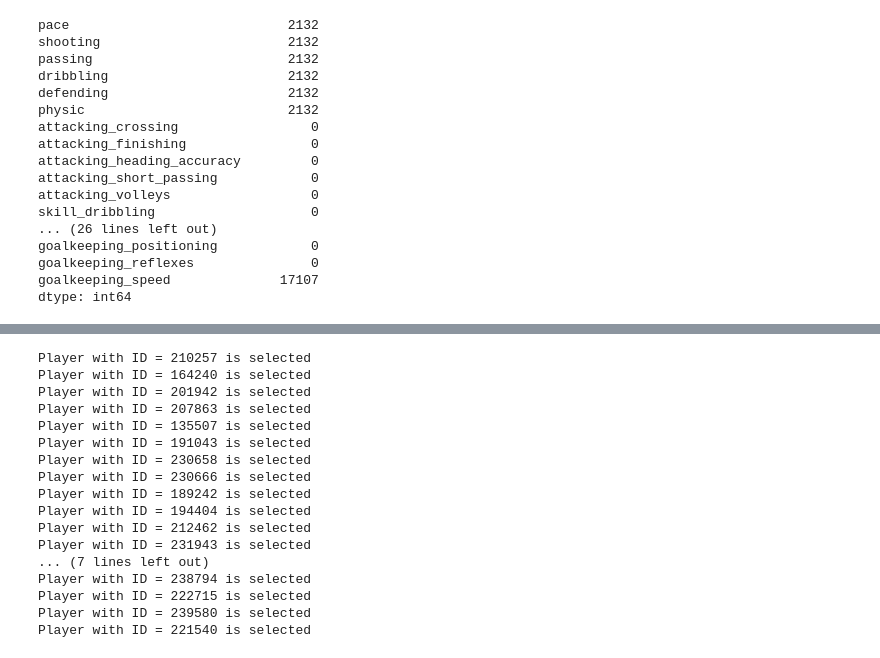
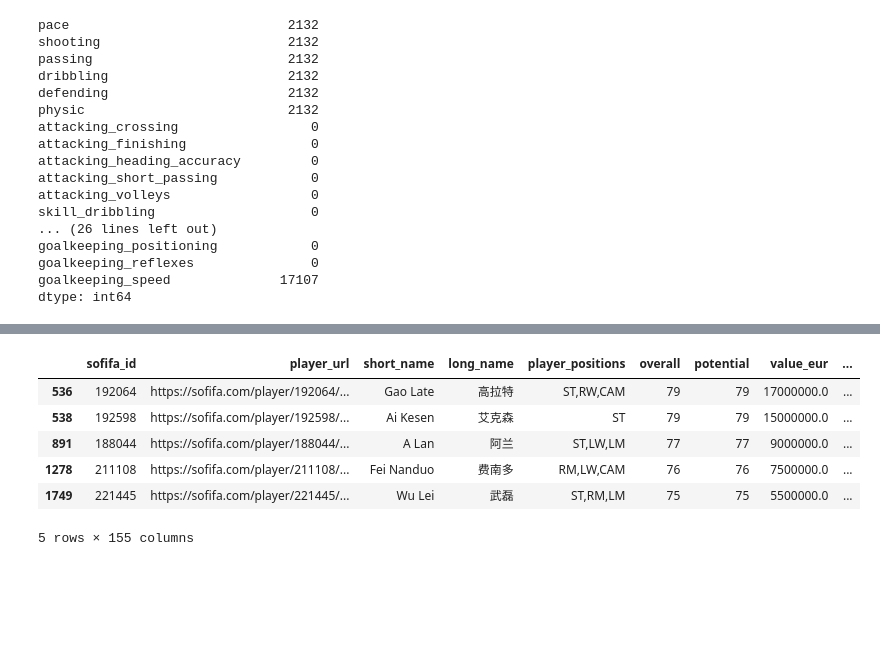
Before and after one commit to rebeccazhang199/MGSC-662-FIFA-Project, a Jupyter notebook: project.ipynb, the cells around one changed output, grey strips where cells are left out. Cells and saved outputs as stored; diff of their text form; code cells hidden in the pictures; blank space fills up the shorter version.

Commit message:
some constraints added
will add position constraint later

```diff
--- a/project.ipynb
+++ b/project.ipynb
@@ -48,6 +44,3 @@ for col in players.loc[:, 'ls': 'gk'].columns:
     players[[col, col+'_potential']] = extracted_values.apply(lambda x: pd.to_numeric(x, errors='coerce'))
     # Fill missing values with 0 in the 'Value2' column
     players[col+'_potential'].fillna(0, inplace=True)
-# %%
-players.dropna(subset=['club_position'], inplace=True)
-players['club_position'].isnull().sum()
@@ -56,3 +46,0 @@ players['club_position'].isnull().sum()
-# %%
-players = pd.get_dummies(data = players, columns = ['club_position'])
-players.columns
@@ -88,0 +63,31 @@ dtype: int64
+# %%
+# Creating the 'forward_score' column
+forward_cols = ['pace', 'shooting', 'passing', 'dribbling', 'physic', 'attacking_crossing',
+                'attacking_finishing', 'attacking_heading_accuracy', 'attacking_volleys',
+                'skill_dribbling', 'skill_curve', 'skill_fk_accuracy', 'skill_long_passing',
+                'skill_ball_control', 'movement_acceleration', 'movement_sprint_speed',
+                'movement_agility', 'movement_reactions', 'power_shot_power', 'power_jumping',
+                'power_strength', 'power_long_shots', 'mentality_aggression',
+                'mentality_interceptions', 'mentality_positioning', 'mentality_vision',
+                'mentality_penalties', 'mentality_composure']
+
+players['forward_score'] = players[forward_cols].sum(axis=1)
+
+# Creating the 'mid_score' column
+mid_cols = ['pace', 'passing', 'dribbling', 'defending', 'physic', 'attacking_crossing',
+            'attacking_short_passing', 'attacking_volleys', 'skill_dribbling', 'skill_curve',
+            'skill_fk_accuracy', 'skill_long_passing', 'skill_ball_control', 'movement_agility',
+            'movement_balance', 'mentality_aggression', 'mentality_interceptions',
+            'mentality_positioning', 'mentality_vision', 'mentality_penalties', 'mentality_composure',
+            'defending_marking_awareness']
+
+players['mid_score'] = players[mid_cols].sum(axis=1)
+
+# Creating the 'back_score' column
+back_cols = ['passing', 'defending', 'physic', 'movement_acceleration', 'movement_sprint_speed',
+             'movement_agility', 'movement_reactions', 'movement_balance', 'power_jumping',
+             'power_stamina', 'power_strength', 'mentality_positioning', 'mentality_vision',
+             'mentality_composure', 'defending_marking_awareness', 'defending_standing_tackle',
+             'defending_sliding_tackle']
+
+players['back_score'] = players[back_cols].sum(axis=1)
@@ -89,4 +97,4 @@ dtype: int64
 # %%
-brazil_players = players[players['nationality_name'] == 'Brazil']
-brazil_players.shape
+players_data = players[players['nationality_name'] == 'China PR']
+players_data.shape
 # %% [output]
@@ -156,23 +102,11 @@ Best objective 1.874000000000e+03, best bound 1.874000000000e+03, gap 0.0000%
-# %%
-# Players name are not printed because if we use short_name as varName, Gurobi has some problems to decode some special characters
-for v in model.getVars():
-    if v.x > 0:
-        print(v.varName, "is selected")
-# %% [output]
-Player with ID = 210257 is selected
-Player with ID = 164240 is selected
-Player with ID = 201942 is selected
-Player with ID = 207863 is selected
-Player with ID = 135507 is selected
-Player with ID = 191043 is selected
-Player with ID = 230658 is selected
-Player with ID = 230666 is selected
-Player with ID = 189242 is selected
-Player with ID = 194404 is selected
-Player with ID = 212462 is selected
-Player with ID = 231943 is selected
-... (7 lines left out)
-Player with ID = 238794 is selected
-Player with ID = 222715 is selected
-Player with ID = 239580 is selected
-Player with ID = 221540 is selected
+# %%
+pd.set_option('display.max_columns', 150)
+players_data.head()
+# %% [output]
+|  | sofifa_id | player_url | short_name | long_name | player_positions | overall | potential | value_eur | ... |
+| 536 | 192064 | https://sofifa.com/player/192064/... | Gao Late | 高拉特 | ST,RW,CAM | 79 | 79 | 17000000.0 | ... |
+| 538 | 192598 | https://sofifa.com/player/192598/... | Ai Kesen | 艾克森 | ST | 79 | 79 | 15000000.0 | ... |
+| 891 | 188044 | https://sofifa.com/player/188044/... | A Lan | 阿兰 | ST,LW,LM | 77 | 77 | 9000000.0 | ... |
+| 1278 | 211108 | https://sofifa.com/player/211108/... | Fei Nanduo | 费南多 | RM,LW,CAM | 76 | 76 | 7500000.0 | ... |
+| 1749 | 221445 | https://sofifa.com/player/221445/... | Wu Lei | 武磊 | ST,RM,LM | 75 | 75 | 5500000.0 | ... |
+5 rows × 155 columns
```
Also changed, not shown: parts of 10 cells of this notebook.
